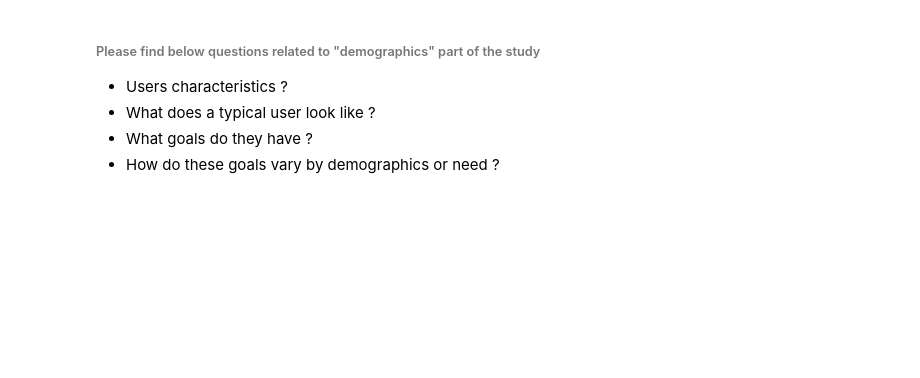
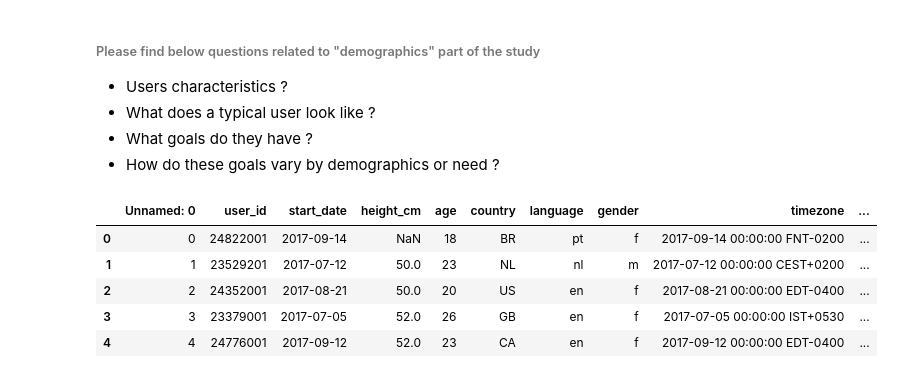
Before and after one commit to KevenLeMoing/dataviz_nutrition_sports_habits, a Jupyter notebook: notebooks/Demographics.ipynb, the cells around one changed output. Drawn from its saved outputs; the diff is of its cells as text; code cells hidden in the pictures; blank space fills up the shorter version.

Commit message:
start answering demographics question

```diff
--- a/notebooks/Demographics.ipynb
+++ b/notebooks/Demographics.ipynb
@@ -37,3 +37,12 @@ ex_df = pd.read_csv('/Users/kevenlemoing/Sites/lifesum_assignement/data/exercise
 
 #weight
 weight_df = pd.read_csv('/Users/kevenlemoing/Sites/lifesum_assignement/data/weight.csv',error_bad_lines=False)
+# %%
+users_df.head()
+# %% [output]
+|  | Unnamed: 0 | user_id | start_date | height_cm | age | country | language | gender | timezone | ... |
+| 0 | 0 | 24822001 | 2017-09-14 | NaN | 18 | BR | pt | f | 2017-09-14 00:00:00 FNT-0200 | ... |
+| 1 | 1 | 23529201 | 2017-07-12 | 50.0 | 23 | NL | nl | m | 2017-07-12 00:00:00 CEST+0200 | ... |
+| 2 | 2 | 24352001 | 2017-08-21 | 50.0 | 20 | US | en | f | 2017-08-21 00:00:00 EDT-0400 | ... |
+| 3 | 3 | 23379001 | 2017-07-05 | 52.0 | 26 | GB | en | f | 2017-07-05 00:00:00 IST+0530 | ... |
+| 4 | 4 | 24776001 | 2017-09-12 | 52.0 | 23 | CA | en | f | 2017-09-12 00:00:00 EDT-0400 | ... |
```
Also changed, not shown: parts of 10 cells of this notebook.
